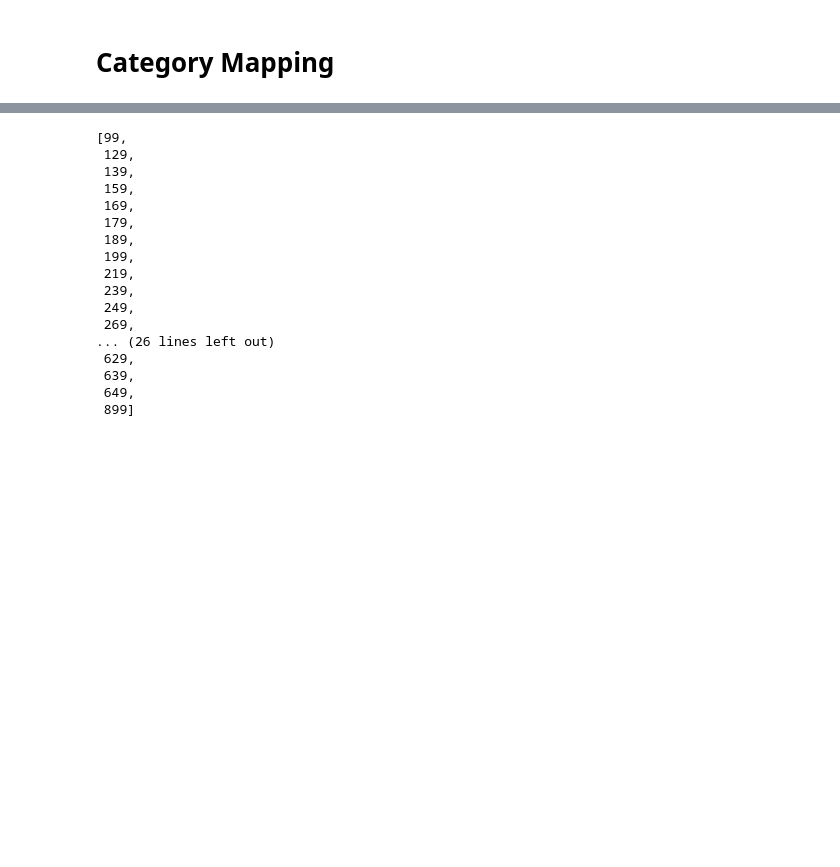
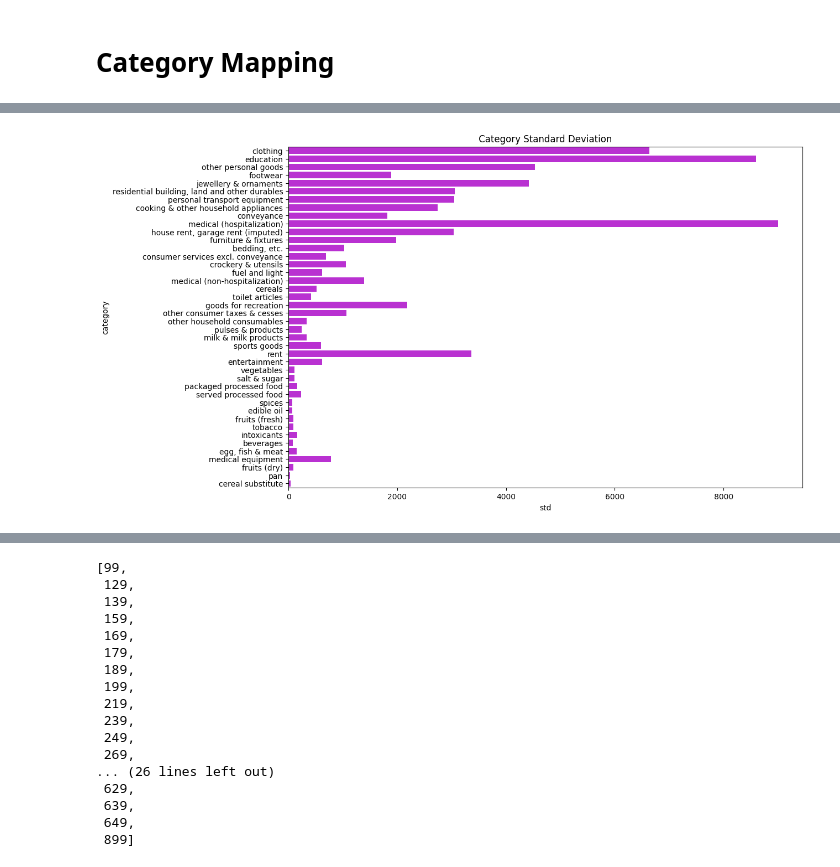
Before and after one commit to Rudra-G-23/rural-financial-inclusion-govt-scheme-recommendation, a Jupyter notebook: parquet-data/lev-14/notebooks/lev-14-04-item-code.ipynb, the cells around one changed output, grey strips where cells are left out. Drawn from its saved outputs; the diff is of its cells as text; code cells hidden in the pictures; blank space fills up the shorter version.

```diff
--- a/parquet-data/lev-14/notebooks/lev-14-04-item-code.ipynb
+++ b/parquet-data/lev-14/notebooks/lev-14-04-item-code.ipynb
@@ -120,0 +153,2 @@ Name: category, dtype: object
+# %%
+category_df = df.groupby('category')['VALUE_RS'].agg(['sum','mean', 'std'])
@@ -120,0 +178,7 @@ Name: category, dtype: object
+# %%
+plt.figure(figsize=(12, 8))
+sns.barplot(category_df['std'], orient='h')
+plt.title(f" Category Standard Deviation ")
+plt.show()
+# %% [output]
+[figure, added]
```
Also changed, not shown: parts of 9 cells of this notebook, 1 other file.
